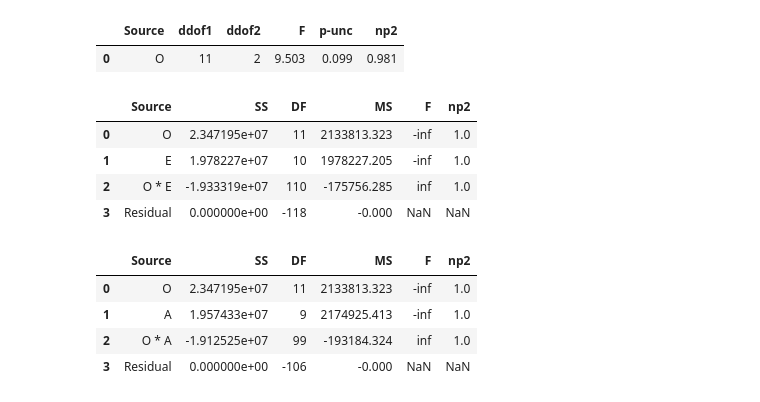
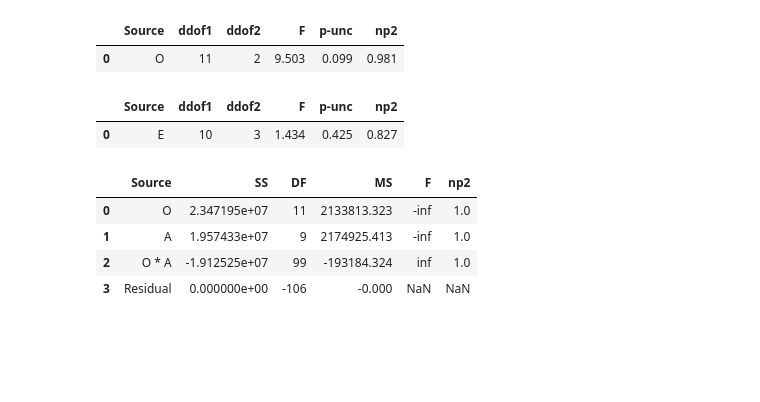
Before and after one commit to leosilva/peerj_computer_science_2022, a Jupyter notebook: Notebooks/Algorithms Statistics.ipynb, the cells around one changed output. Cells and saved outputs as stored; diff of their text form; code cells hidden in the pictures; blank space fills up the shorter version.

```diff
--- a/Notebooks/Algorithms Statistics.ipynb
+++ b/Notebooks/Algorithms Statistics.ipynb
@@ -139,12 +139,26 @@ def conf_matrix(x, col1, col2):
         return 0
 # %%
 df['conf_matrix'] = df.apply(lambda x: conf_matrix(x, 'vader_prediction', 'oplexicon_prediction'), axis=1)
+
+list_precision = []
 
 conf_vals = df['conf_matrix'].value_counts().to_dict()
 print(conf_vals)
 
 accuracy = (conf_vals['TP'] + conf_vals['TN']) / (conf_vals['TP'] + conf_vals['TN'] + conf_vals['FP'] + conf_vals['FN'])
-precision = conf_vals['TP'] / (conf_vals['TP'] + conf_vals['FP'])
+precision_positive = conf_vals['TP'] / (conf_vals['TP'] + conf_vals['FP'])
+precision_negative = conf_vals['TN'] / (conf_vals['TN'] + conf_vals['FN'])
+
+list_precision.append(precision_positive)
+list_precision.append(precision_negative)
+
+print(sum(list_precision) / len(list_precision))
+
+# -------------------------------------------------------------
+# verificar se devo incluir os TN também na conta do precision
+# verificar se devo incluir os NEUTROS também nas contas
+# -------------------------------------------------------------
+
 recall = conf_vals['TP'] / (conf_vals['TP'] + conf_vals['FN'])
 f1_score = 2*precision*recall / (precision + recall)
 print('VADER X OPLEXICON')
@@ -452,13 +489,10 @@ pg.anova(dv='pos', between=['O'], data=df).round(3)
 |  | Source | ddof1 | ddof2 | F | p-unc | np2 |
 | 0 | O | 11 | 2 | 9.503 | 0.099 | 0.981 |
 # %%
-pg.anova(dv='pos', between=['O', 'E'], data=df).round(3)
+pg.anova(dv='pos', between=['E'], data=df).round(3)
 # %% [output]
-|  | Source | SS | DF | MS | F | np2 |
-| 0 | O | 2.347195e+07 | 11 | 2133813.323 | -inf | 1.0 |
-| 1 | E | 1.978227e+07 | 10 | 1978227.205 | -inf | 1.0 |
-| 2 | O * E | -1.933319e+07 | 110 | -175756.285 | inf | 1.0 |
-| 3 | Residual | 0.000000e+00 | -118 | -0.000 | NaN | NaN |
+|  | Source | ddof1 | ddof2 | F | p-unc | np2 |
+| 0 | E | 10 | 3 | 1.434 | 0.425 | 0.827 |
 # %%
 pg.anova(dv='pos', between=['O', 'A'], data=df).round(3)
 # %% [output]
```
Also changed, not shown: parts of 8 cells of this notebook, 1 other file.
